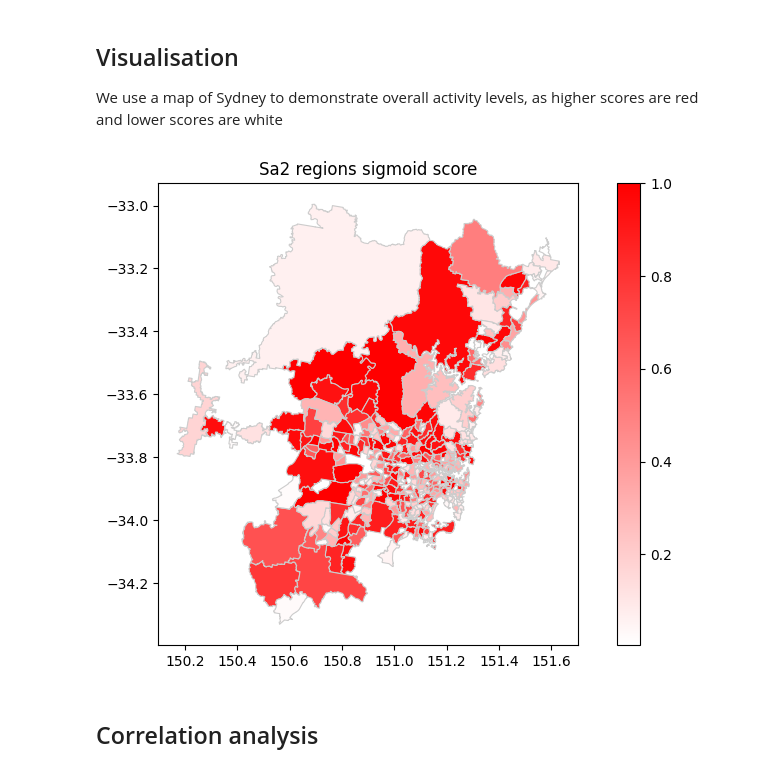
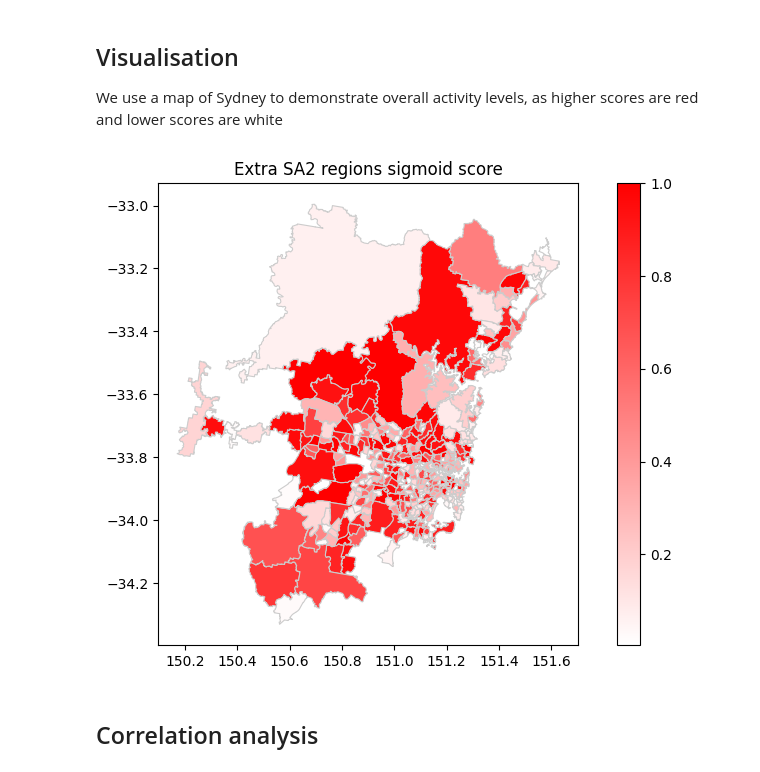
Before and after one commit to YuruYuriFans/DATA2001, a Jupyter notebook: Assignment.ipynb, the cells around one changed output. Saved outputs shown, nothing was run; the diff lists cells and outputs as text; code cells hidden in the pictures.

```diff
--- a/Assignment.ipynb
+++ b/Assignment.ipynb
@@ -1627,33 +1635,20 @@ We use a map of Sydney to demonstrate overall activity levels, as higher scores
 # %%
 import matplotlib.pyplot as plt
 from matplotlib.colors import LinearSegmentedColormap
-
-# Read your data containing MultiPolygon geometries
-
-# Assuming you already have a 'count' column in multipolygon_gdf
 
 # Define a custom colormap where red signifies > 1 and white signifies 0
 colors = [(1, 1, 1), (1, 0, 0)]  # White to Red
 cmap_name = 'custom_red_white'
 custom_cmap = LinearSegmentedColormap.from_list(cmap_name, colors)
 
-# Plot the MultiPolygon GeoDataFrame with the custom colormap
 fig, ax = plt.subplots(1, 1, figsize=(10, 6))
 
-# Plot the MultiPolygon GeoDataFrame with the 'count' column
 sa2_s_scores.plot(column='s_score', cmap=custom_cmap, linewidth=0.8, ax=ax, edgecolor='0.8', legend=True)
 
-# Add a colorbar
-# cbar = plt.colorbar(plt.cm.ScalarMappable(cmap=custom_cmap, norm=plt.Normalize(vmin=0, vmax=1)), ax=ax)
-# cbar.set_label('Point Count')
-
-# Add a title
-plt.title('Sa2 regions sigmoid score')
-
-# Show the plot
+plt.title('Extra SA2 regions sigmoid score')
 plt.show()
 # %% [output]
-[figure, old version]
+[figure, new version]
 # %% [markdown]
 ## Correlation analysis
 # %%
```
Also changed, not shown: parts of 16 cells of this notebook, 18 other files.
